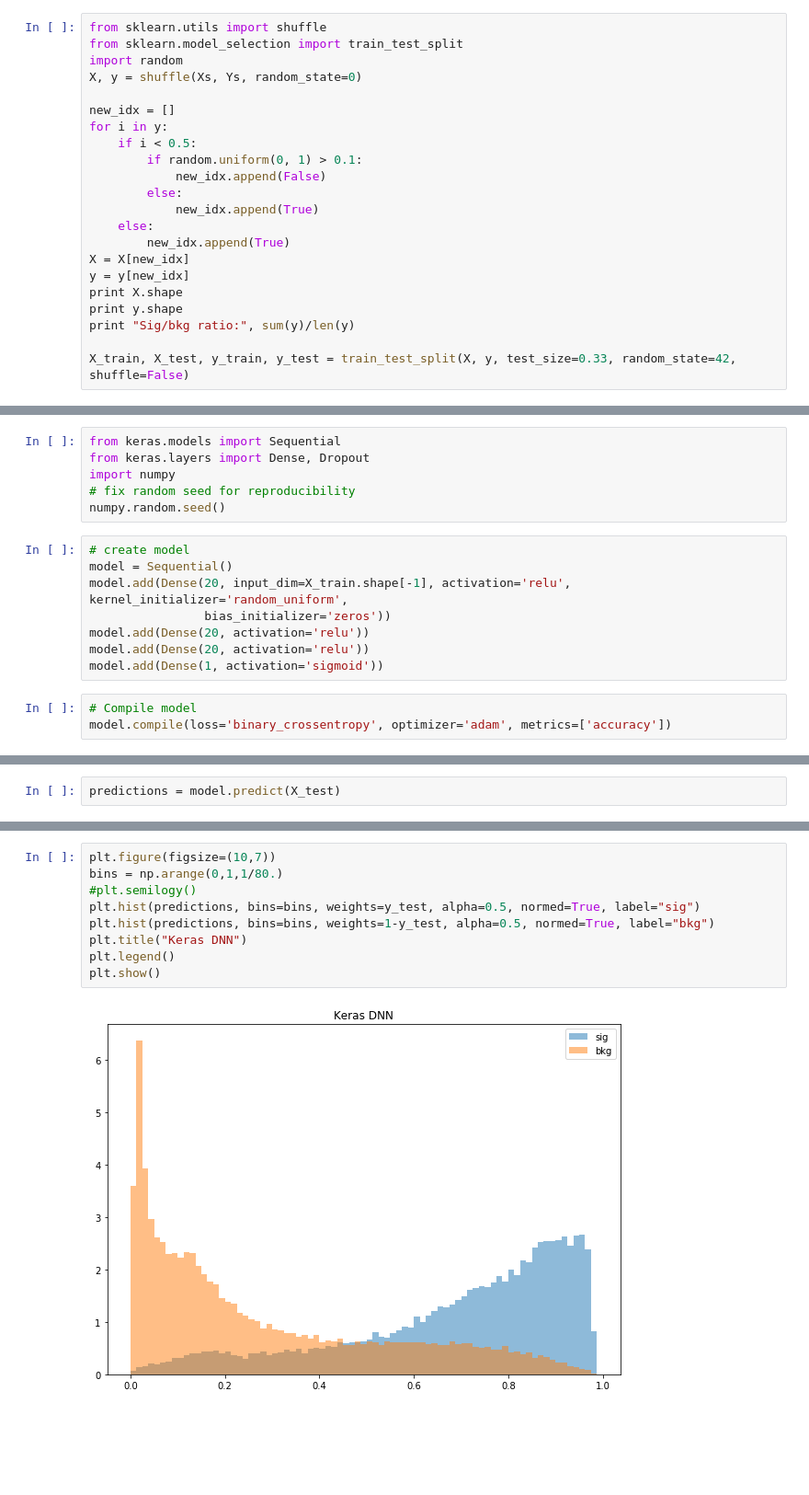
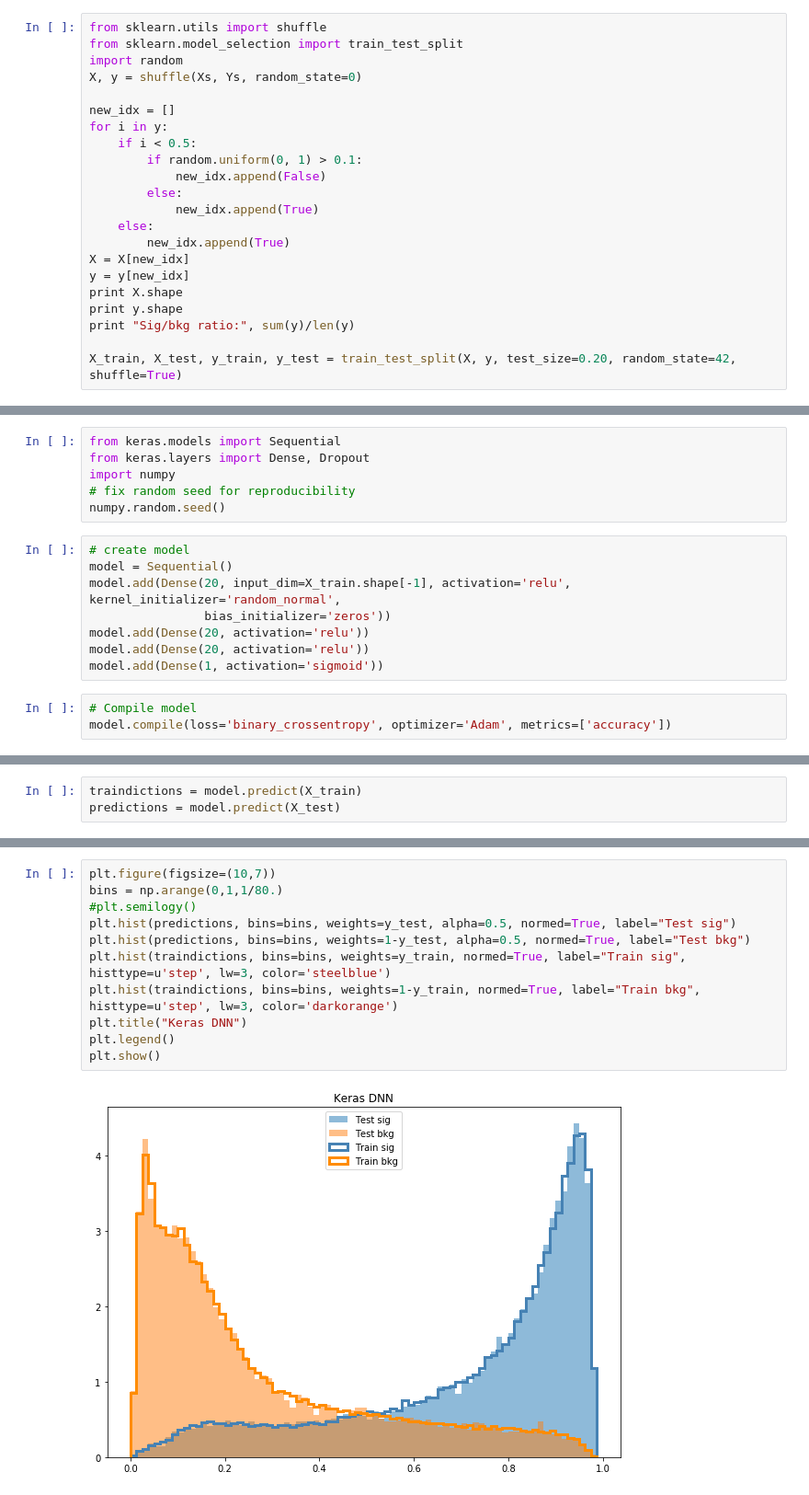
Before and after one commit to andrzejnovak/VHbb, a Jupyter notebook: KerasSignalExtraction.ipynb, the cells around one changed output, grey strips where cells are left out. Shown at 92% size. Cells and saved outputs as stored; diff of their text form; blank space fills up the shorter version.

```diff
--- a/KerasSignalExtraction.ipynb
+++ b/KerasSignalExtraction.ipynb
@@ -56,5 +58,5 @@ print X.shape
 print y.shape
 print "Sig/bkg ratio:", sum(y)/len(y)
 
-X_train, X_test, y_train, y_test = train_test_split(X, y, test_size=0.33, random_state=42, shuffle=False)
+X_train, X_test, y_train, y_test = train_test_split(X, y, test_size=0.20, random_state=42, shuffle=True)
 # %% [output]
@@ -70,12 +72,12 @@ numpy.random.seed()
 # %%
 # create model
 model = Sequential()
-model.add(Dense(20, input_dim=X_train.shape[-1], activation='relu', kernel_initializer='random_uniform',
+model.add(Dense(20, input_dim=X_train.shape[-1], activation='relu', kernel_initializer='random_normal',
                 bias_initializer='zeros'))
 model.add(Dense(20, activation='relu'))
 model.add(Dense(20, activation='relu'))
 model.add(Dense(1, activation='sigmoid'))
 # %%
 # Compile model
-model.compile(loss='binary_crossentropy', optimizer='adam', metrics=['accuracy'])
+model.compile(loss='binary_crossentropy', optimizer='Adam', metrics=['accuracy'])
 # %%
@@ -106,4 +116,5 @@ print("\n%s: %.2f%%" % (model.metrics_names[1], scores[1]*100))
 # %%
+traindictions = model.predict(X_train)
 predictions = model.predict(X_test)
 # %%
 print len(predictions), len(y_test)
@@ -112,14 +123,16 @@ print len(predictions), len(y_test)
 # %%
 plt.figure(figsize=(10,7))
 bins = np.arange(0,1,1/80.)
 #plt.semilogy()
-plt.hist(predictions, bins=bins, weights=y_test, alpha=0.5, normed=True, label="sig")
-plt.hist(predictions, bins=bins, weights=1-y_test, alpha=0.5, normed=True, label="bkg")
+plt.hist(predictions, bins=bins, weights=y_test, alpha=0.5, normed=True, label="Test sig")
+plt.hist(predictions, bins=bins, weights=1-y_test, alpha=0.5, normed=True, label="Test bkg")
+plt.hist(traindictions, bins=bins, weights=y_train, normed=True, label="Train sig", histtype=u'step', lw=3, color='steelblue')
+plt.hist(traindictions, bins=bins, weights=1-y_train, normed=True, label="Train bkg", histtype=u'step', lw=3, color='darkorange')
 plt.title("Keras DNN")
 plt.legend()
 plt.show()
 # %% [output]
-[figure, old version]
+[figure, new version]
 # %%
 compare = uproot.open("bdt_output.root")['dataset/TestTree'].arrays(['classID', 'BDT', 'DNN'])
 truth = compare['classID']
```
Also changed, not shown: parts of 10 cells of this notebook.
